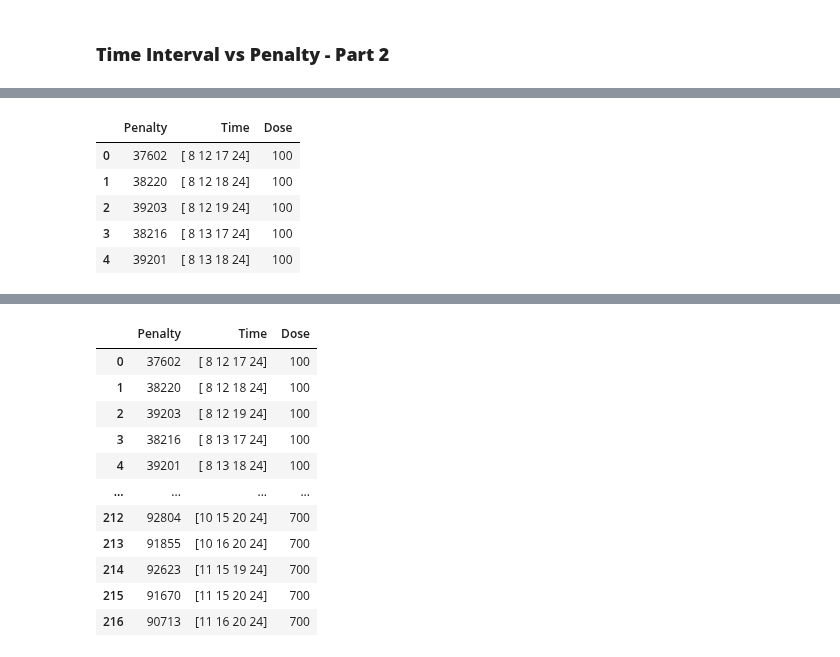
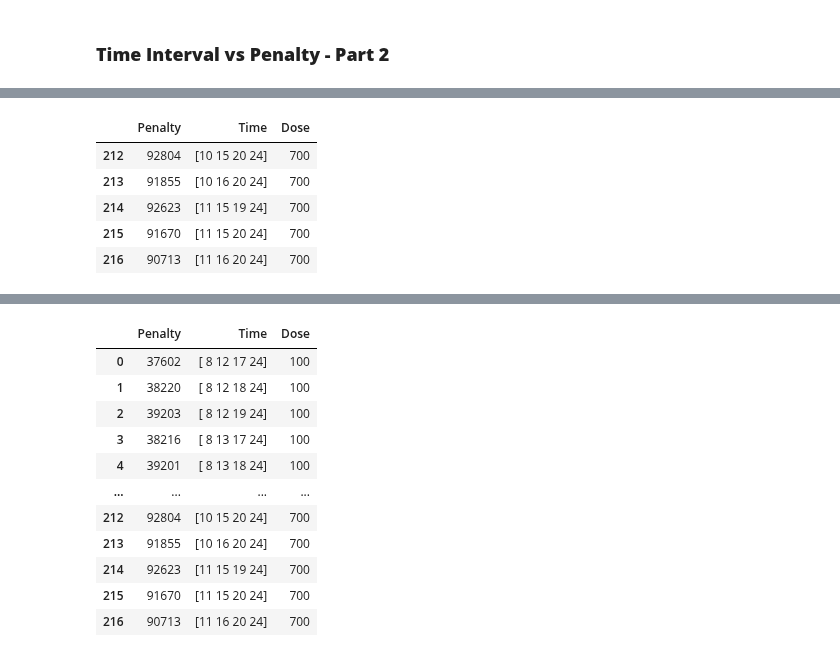
Before and after one commit to Utpal-Mishra/MSc-Thesis-Optimal-Control-Therapy-4-Cancer-Treatment, a Jupyter notebook: OptimalControlTherapy4CancerTreatmentTASK10.ipynb, the cells around one changed output, grey strips where cells are left out. Saved outputs shown, nothing was run; the diff lists cells and outputs as text; code cells hidden in the pictures.

```diff
--- a/OptimalControlTherapy4CancerTreatmentTASK10.ipynb
+++ b/OptimalControlTherapy4CancerTreatmentTASK10.ipynb
@@ -692,7 +701,7 @@ optimal = optimal.groupby(["Time Interval"]).first().reset_index()
 
 fig  = go.Figure()
 fig.add_trace(go.Scatter(x = optimal["Time Interval"], y = optimal["Penalty"], mode = "lines+markers"))
-fig.update_layout(height=500, width=1000, title_text="Optimized 4-Dose Administration (Drug Dose in Different Time Interals)")
+fig.update_layout(height=550, width=1000, title_text="Optimized 4-Dose Administration (Drug Dose in Different Time Interals)")
 fig.update_xaxes(title_text = "Administered Drug Dose (mg)", showline=True, linewidth=2, rangeslider_visible=True, linecolor='black', mirror=True)
 fig.update_yaxes(title_text = "Penalty Function", showline=True, linewidth=2, linecolor='black', mirror=True)
 fig.show()
@@ -728,3 +737,7 @@ for k in range(len(D_eval)):
 [interactive output not drawn]
 # %% [markdown]
 ### **Time Interval vs Penalty - Part 2**
+# %%
+Penalty_Time = pd.DataFrame({"Penalty": penalty_sum,
+                             "Time": time_str})
+Penalty_Time.head()
@@ -731,35 +751,30 @@ for k in range(len(D_eval)):
 # %%
 penalty_sum = []
 time_str    = []
 
 for k in range(len(D_eval)):
   for i in range(31):
     time_str.append(str(np.array(total_tm).reshape(int(len(total_tm)/4), 4).reshape(7, 31, 4)[k][i]))
     penalty_sum.append(int(np.sum(np.array(total_penalty).reshape(int(len(total_penalty)/4), 4).reshape(7, 31, 4)[k][i])))
 
 d = 0
 dose = []
 for i in range(len(Penalty_Time)):
   if(i%31 == 0):
     d = d + 100
     dose.append(d)
   else:
     dose.append(d)
 
-#Penalty_Time = pd.DataFrame({"Penalty": penalty_sum, "Time": time_str})
-#Penalty_Time
+Penalty_Time["Dose"] = dose
+Penalty_Time.tail()
+# %% [output]
+|  | Penalty | Time | Dose |
+| 212 | 92804 | [10 15 20 24] | 700 |
+| 213 | 91855 | [10 16 20 24] | 700 |
+| 214 | 92623 | [11 15 19 24] | 700 |
+| 215 | 91670 | [11 15 20 24] | 700 |
+| 216 | 90713 | [11 16 20 24] | 700 |
-# %%
-Penalty_Time = pd.DataFrame({"Penalty": penalty_sum,
-                             "Time": time_str,
-                             "Dose": dose})
-Penalty_Time.head()
-# %% [output]
-|  | Penalty | Time | Dose |
-| 0 | 37602 | [ 8 12 17 24] | 100 |
-| 1 | 38220 | [ 8 12 18 24] | 100 |
-| 2 | 39203 | [ 8 12 19 24] | 100 |
-| 3 | 38216 | [ 8 13 17 24] | 100 |
-| 4 | 39201 | [ 8 13 18 24] | 100 |
 # %%
 fig  = go.Figure()
 
```
Also changed, not shown: parts of 8 cells of this notebook.
